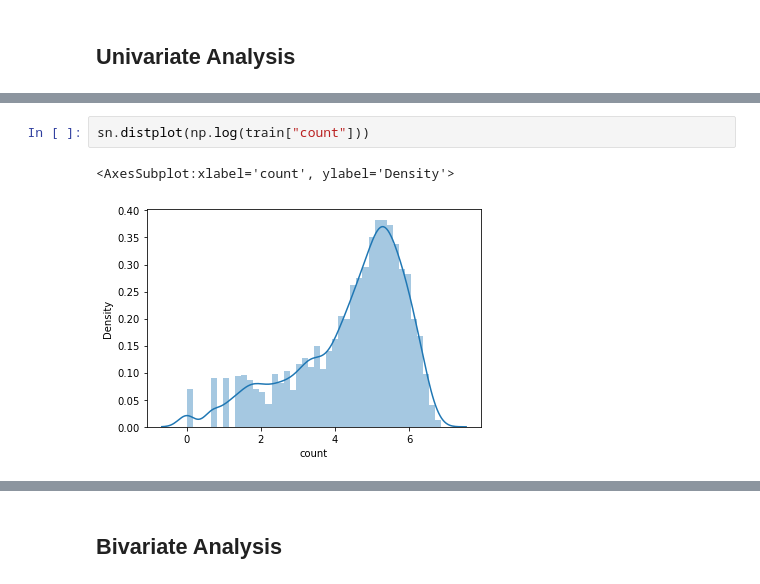
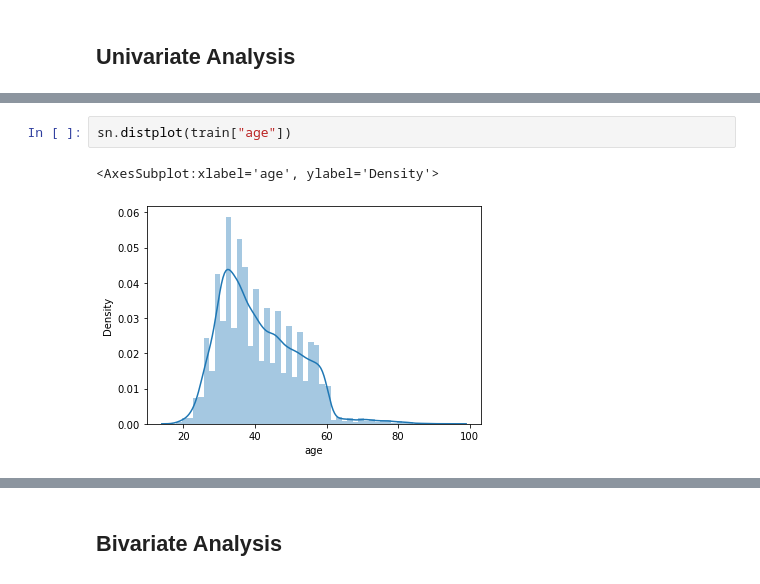
Before and after one commit to SoumaryaBasak/Projects, a Jupyter notebook: Benchmark solution.ipynb, the cells around one changed output, grey strips where cells are left out. Saved outputs shown, nothing was run; the diff lists cells and outputs as text.

```diff
--- a/Benchmark solution.ipynb
+++ b/Benchmark solution.ipynb
@@ -95,5 +117,5 @@ The distribution is skewed towards right and hence we can take log of the variab
 # %%
-sn.distplot(np.log(train["count"]))
+sn.distplot(train["age"])
 # %% [output]
-<AxesSubplot:xlabel='count', ylabel='Density'>
+<AxesSubplot:xlabel='age', ylabel='Density'>
-[figure, old version]
+[figure, new version]
```
Also changed, not shown: parts of 112 cells of this notebook.
